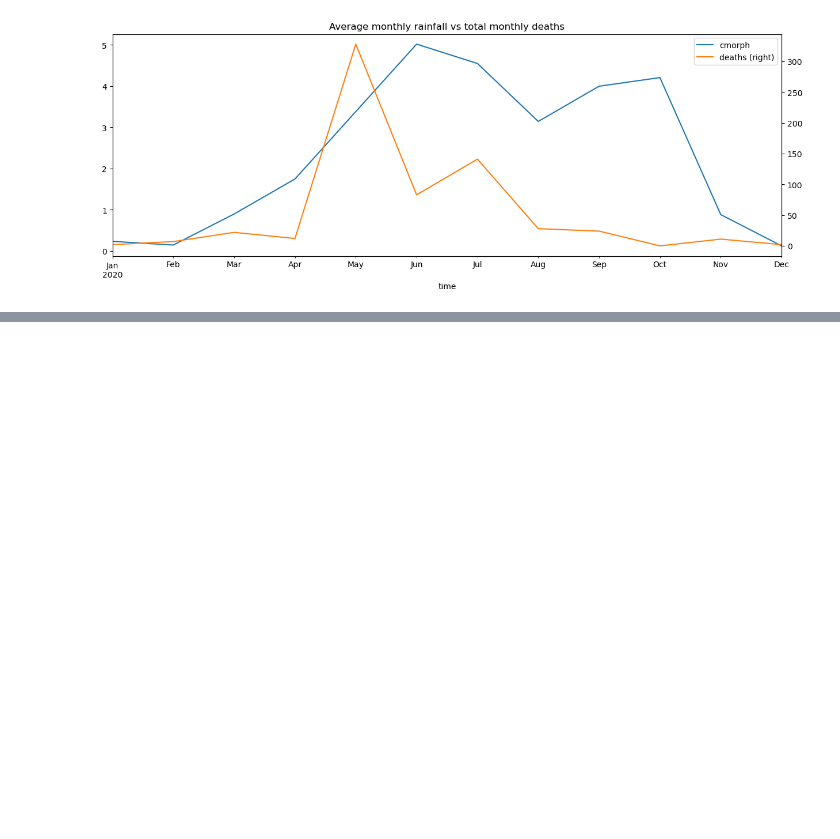
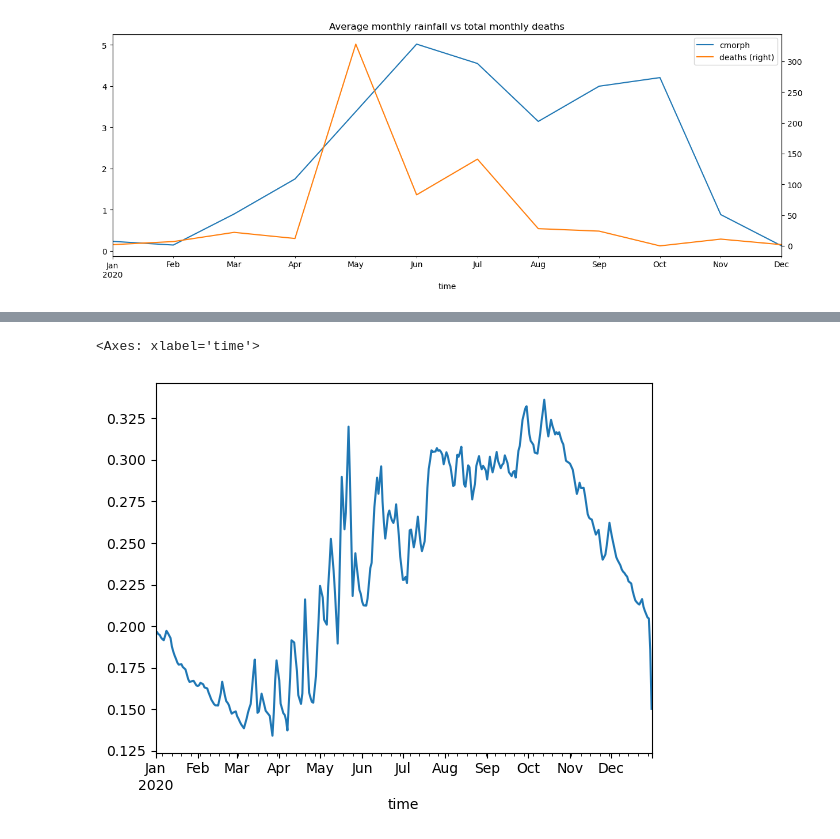
Before and after one commit to NickSlanec/geospatial-playground, a Jupyter notebook: element84/violence_vs_rainfall.ipynb, the cells around one changed output, grey strips where cells are left out. Saved outputs shown, nothing was run; the diff lists cells and outputs as text; code cells hidden in the pictures; blank space fills up the shorter version.

```diff
--- a/element84/violence_vs_rainfall.ipynb
+++ b/element84/violence_vs_rainfall.ipynb
@@ -672,0 +716,3 @@ states_rain_violence.groupby([pd.Grouper(key='time', freq='M')])['deaths'].sum()
+# %%
+sm = smap.soil_moisture.to_dataframe()
+sm = sm.reset_index()
@@ -672,0 +735,5 @@ states_rain_violence.groupby([pd.Grouper(key='time', freq='M')])['deaths'].sum()
+# %%
+sm.groupby('time')['soil_moisture'].mean().plot()
+# %% [output]
+<Axes: xlabel='time'>
+[figure, added]
```
Also changed, not shown: parts of 10 cells of this notebook, 1 other file.
